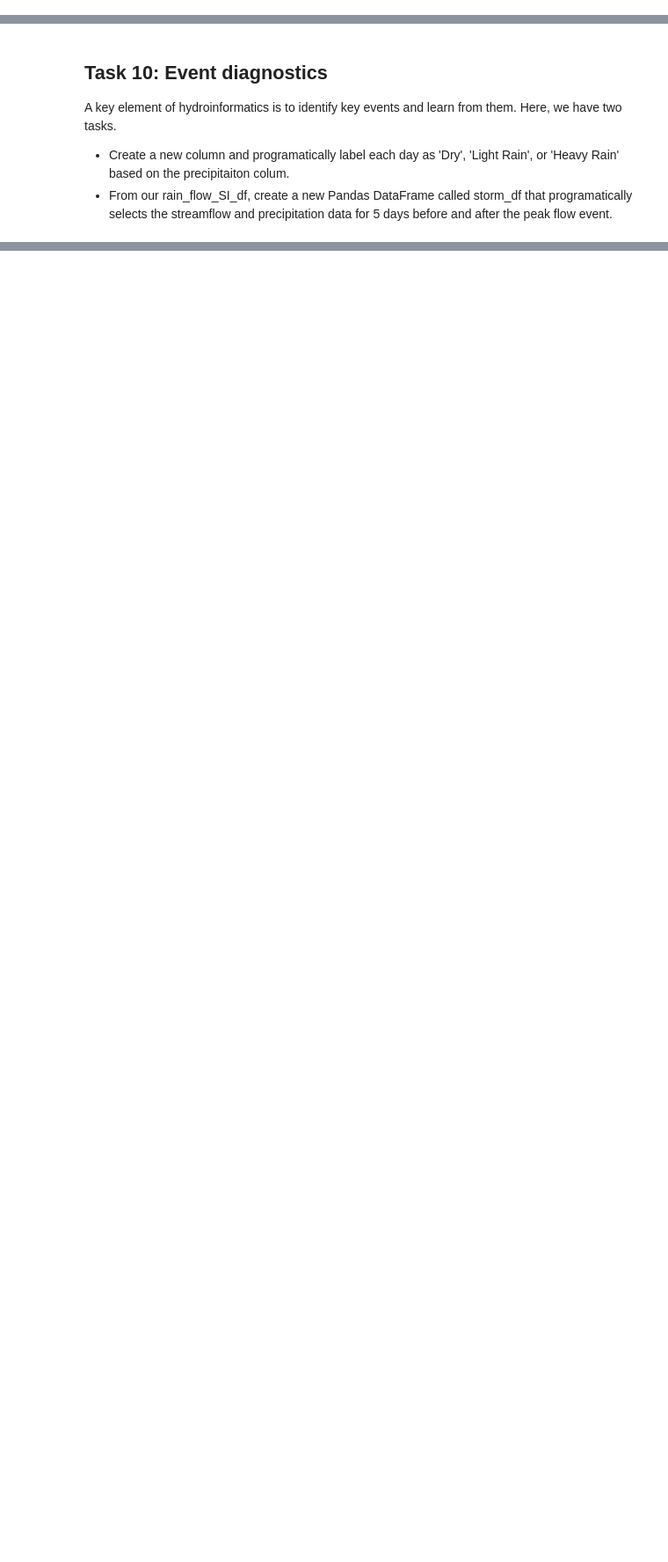
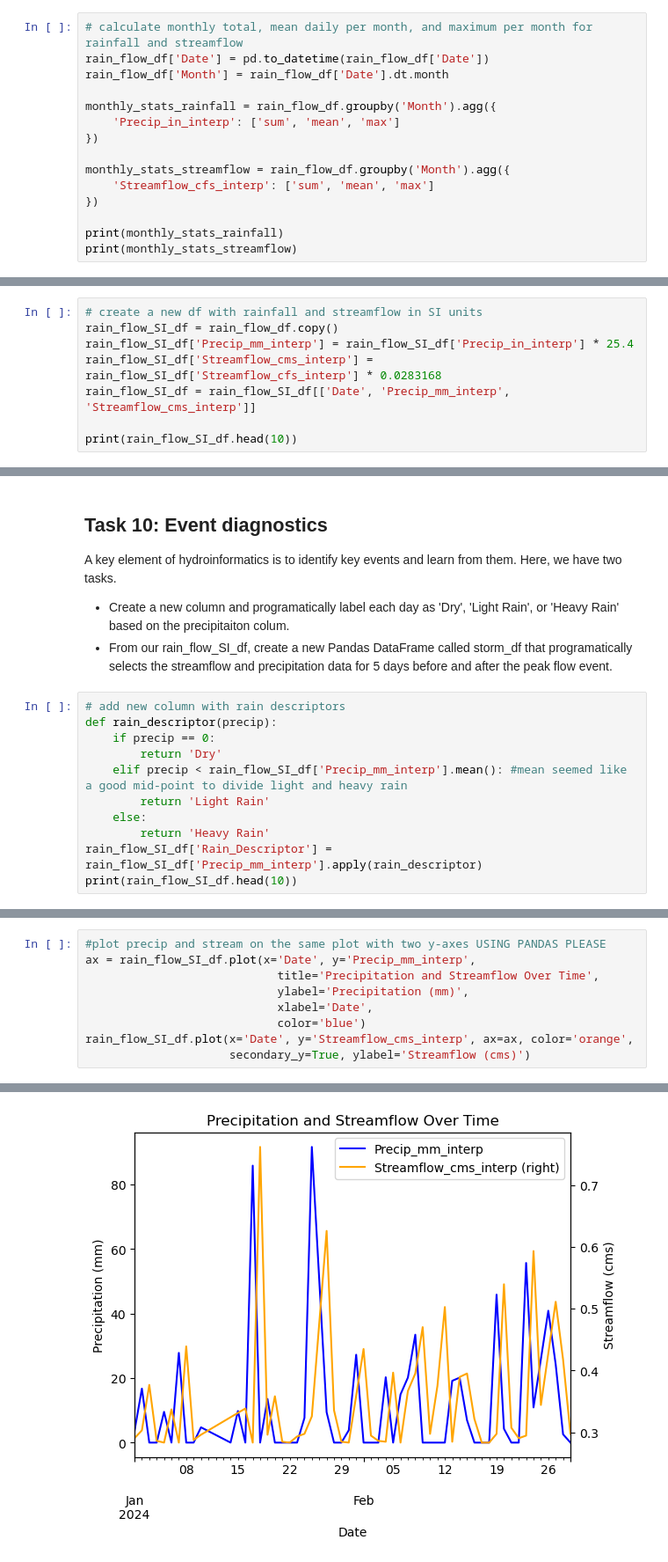
Before and after one commit to adernbach/Introduction-to-Python, a Jupyter notebook: Pandas/PandasExercise1.ipynb, the cells around one changed output, grey strips where cells are left out. Shown at 88% size. Drawn from its saved outputs; the diff is of its cells as text; blank space fills up the shorter version.

```diff
--- a/Pandas/PandasExercise1.ipynb
+++ b/Pandas/PandasExercise1.ipynb
@@ -148,3 +239,18 @@ From the plots above, choose your most representative gap filling dataframe for
 ## Task 8: Calculate the monthly statistics of the rainfall and discharge
 
 Calculate the monthly total, mean daily (for each month), and the maximum (for each month) rainfall and flow.
+# %%
+# calculate monthly total, mean daily per month, and maximum per month for rainfall and streamflow
+rain_flow_df['Date'] = pd.to_datetime(rain_flow_df['Date'])
+rain_flow_df['Month'] = rain_flow_df['Date'].dt.month
+
+monthly_stats_rainfall = rain_flow_df.groupby('Month').agg({
+    'Precip_in_interp': ['sum', 'mean', 'max']
+})
+
+monthly_stats_streamflow = rain_flow_df.groupby('Month').agg({
+    'Streamflow_cfs_interp': ['sum', 'mean', 'max']
+})
+
+print(monthly_stats_rainfall)
+print(monthly_stats_streamflow)
@@ -152,3 +269,11 @@ Calculate the monthly total, mean daily (for each month), and the maximum (for e
 ## Task 9: Data Corrections
 
 We want to put the data into a streamflow model, but it requires precipitation to be in mm and streamflow to be in CMS (cubic meters per second). Create a new dataframe called rain_flow_SI_df that converts the previous dataframe to SI units.
+# %%
+# create a new df with rainfall and streamflow in SI units
+rain_flow_SI_df = rain_flow_df.copy()
+rain_flow_SI_df['Precip_mm_interp'] = rain_flow_SI_df['Precip_in_interp'] * 25.4
+rain_flow_SI_df['Streamflow_cms_interp'] = rain_flow_SI_df['Streamflow_cfs_interp'] * 0.0283168
+rain_flow_SI_df = rain_flow_SI_df[['Date', 'Precip_mm_interp', 'Streamflow_cms_interp']]
+
+print(rain_flow_SI_df.head(10))
@@ -158,3 +304,14 @@ We want to put the data into a streamflow model, but it requires precipitation t
 A key element of hydroinformatics is to identify key events and learn from them. Here, we have two tasks.
 * Create a new column and programatically label each day as 'Dry', 'Light Rain', or 'Heavy Rain' based on the precipitaiton colum.
 * From our rain_flow_SI_df, create a new Pandas DataFrame called storm_df that programatically selects the streamflow and precipitation data for 5 days before and after the peak flow event.
+# %%
+# add new column with rain descriptors
+def rain_descriptor(precip):
+    if precip == 0:
+        return 'Dry'
+    elif precip < rain_flow_SI_df['Precip_mm_interp'].mean(): #mean seemed like a good mid-point to divide light and heavy rain
+        return 'Light Rain'
+    else:
+        return 'Heavy Rain'
+rain_flow_SI_df['Rain_Descriptor'] = rain_flow_SI_df['Precip_mm_interp'].apply(rain_descriptor)
+print(rain_flow_SI_df.head(10))
@@ -164,0 +353,10 @@ Use the pandas plot function to conduct a quick visualization of precipitation a
+# %%
+#plot precip and stream on the same plot with two y-axes USING PANDAS PLEASE
+ax = rain_flow_SI_df.plot(x='Date', y='Precip_mm_interp',
+                            title='Precipitation and Streamflow Over Time',
+                            ylabel='Precipitation (mm)',
+                            xlabel='Date',
+                            color='blue')
+rain_flow_SI_df.plot(x='Date', y='Streamflow_cms_interp', ax=ax, color='orange',
+                     secondary_y=True, ylabel='Streamflow (cms)')
+# %% [output]
@@ -164,0 +364 @@ Use the pandas plot function to conduct a quick visualization of precipitation a
+[figure, added]
```
Also changed, not shown: parts of 14 cells of this notebook, 2 other files.
